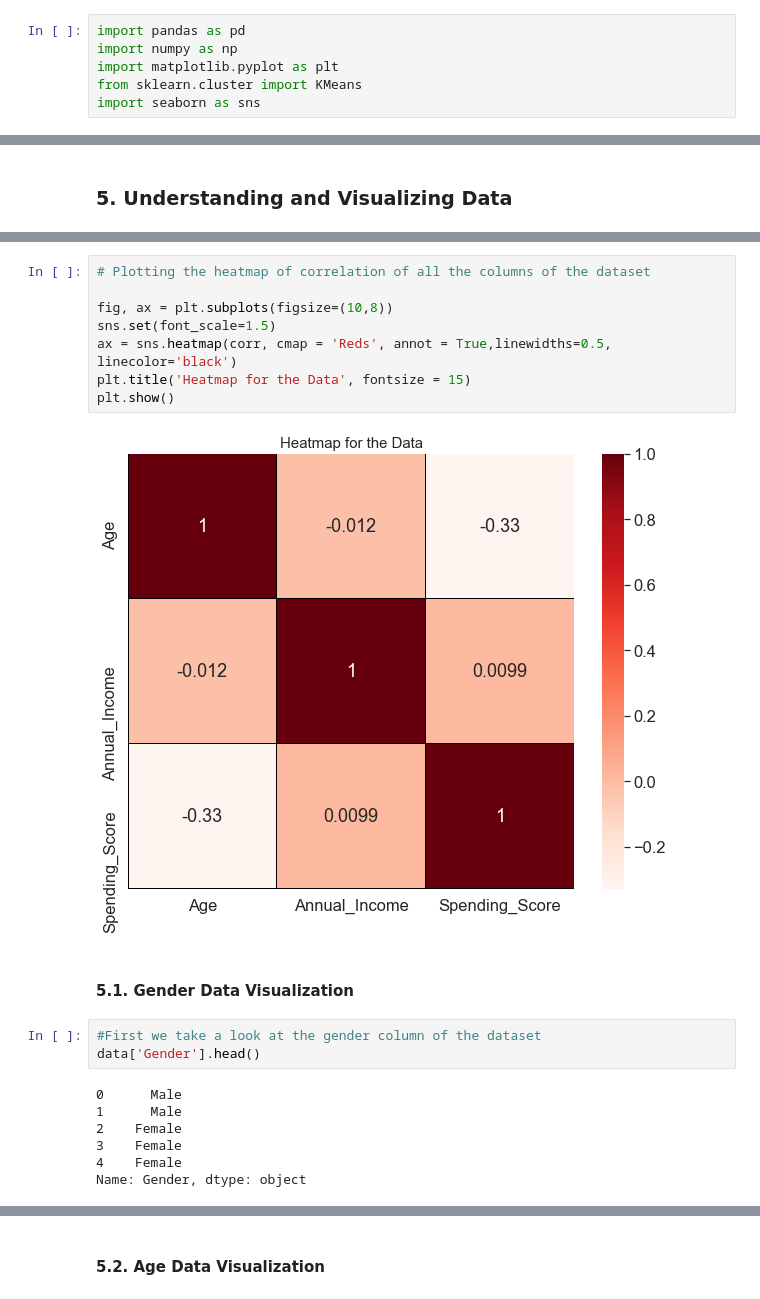
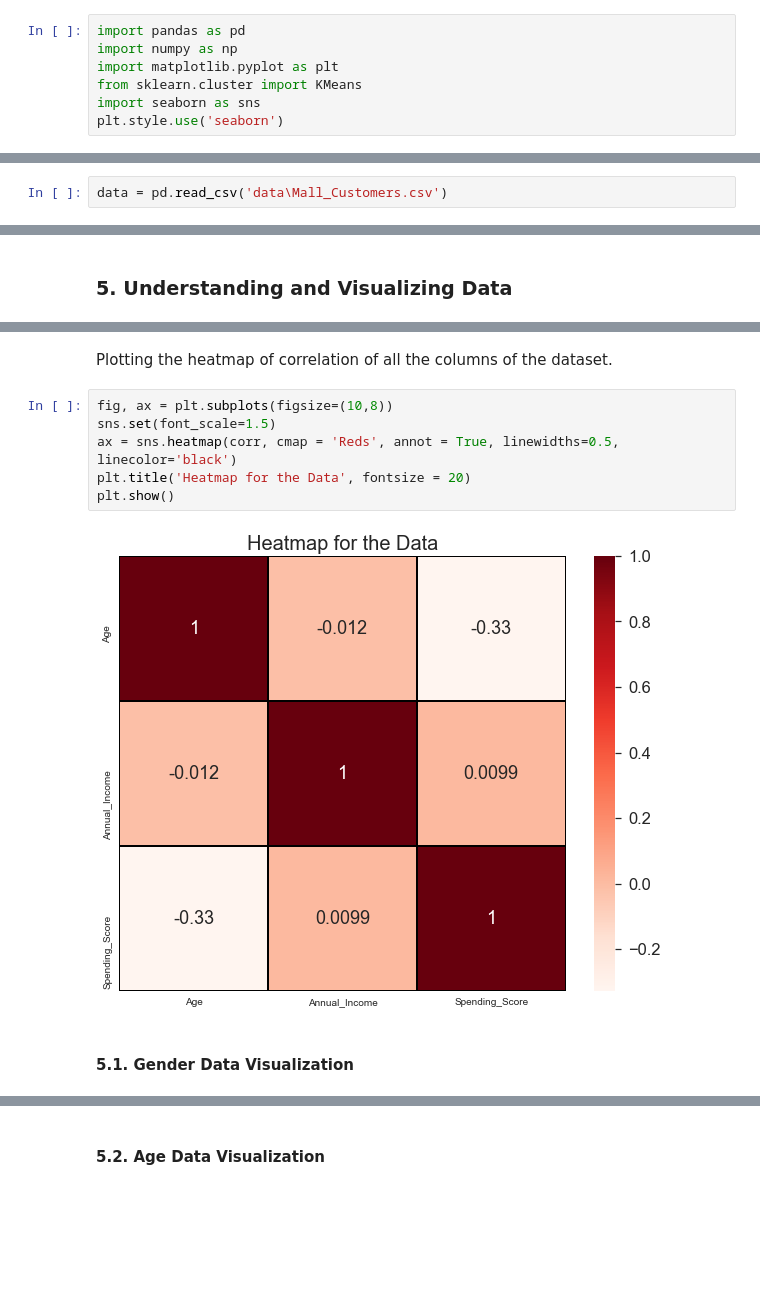
Before and after one commit to mayursrt/customer-segmentation-using-k-means, a Jupyter notebook: Customer Segmentation.ipynb, the cells around one changed output, grey strips where cells are left out. Cells and saved outputs as stored; diff of their text form; blank space fills up the shorter version.

```diff
--- a/Customer Segmentation.ipynb
+++ b/Customer Segmentation.ipynb
@@ -18,6 +18,7 @@ import numpy as np
 import matplotlib.pyplot as plt
 from sklearn.cluster import KMeans
 import seaborn as sns
+plt.style.use('seaborn')
 # %% [markdown]
 ---
 # %% [markdown]
@@ -44,0 +28,2 @@ data
+# %%
+data = pd.read_csv('data\Mall_Customers.csv')
@@ -211,22 +223,12 @@ corr
+# %% [markdown]
+Plotting the heatmap of correlation of all the columns of the dataset.
 # %%
-# Plotting the heatmap of correlation of all the columns of the dataset
-
 fig, ax = plt.subplots(figsize=(10,8))
 sns.set(font_scale=1.5)
-ax = sns.heatmap(corr, cmap = 'Reds', annot = True,linewidths=0.5, linecolor='black')
-plt.title('Heatmap for the Data', fontsize = 15)
+ax = sns.heatmap(corr, cmap = 'Reds', annot = True, linewidths=0.5, linecolor='black')
+plt.title('Heatmap for the Data', fontsize = 20)
 plt.show()
 # %% [output]
-[figure, old version]
+[figure, new version]
 # %% [markdown]
 #### 5.1. Gender Data Visualization
-# %%
-#First we take a look at the gender column of the dataset
-data['Gender'].head()
-# %% [output]
-0      Male
-1      Male
-2    Female
-3    Female
-4    Female
-Name: Gender, dtype: object
```
Also changed, not shown: parts of 175 cells of this notebook.
